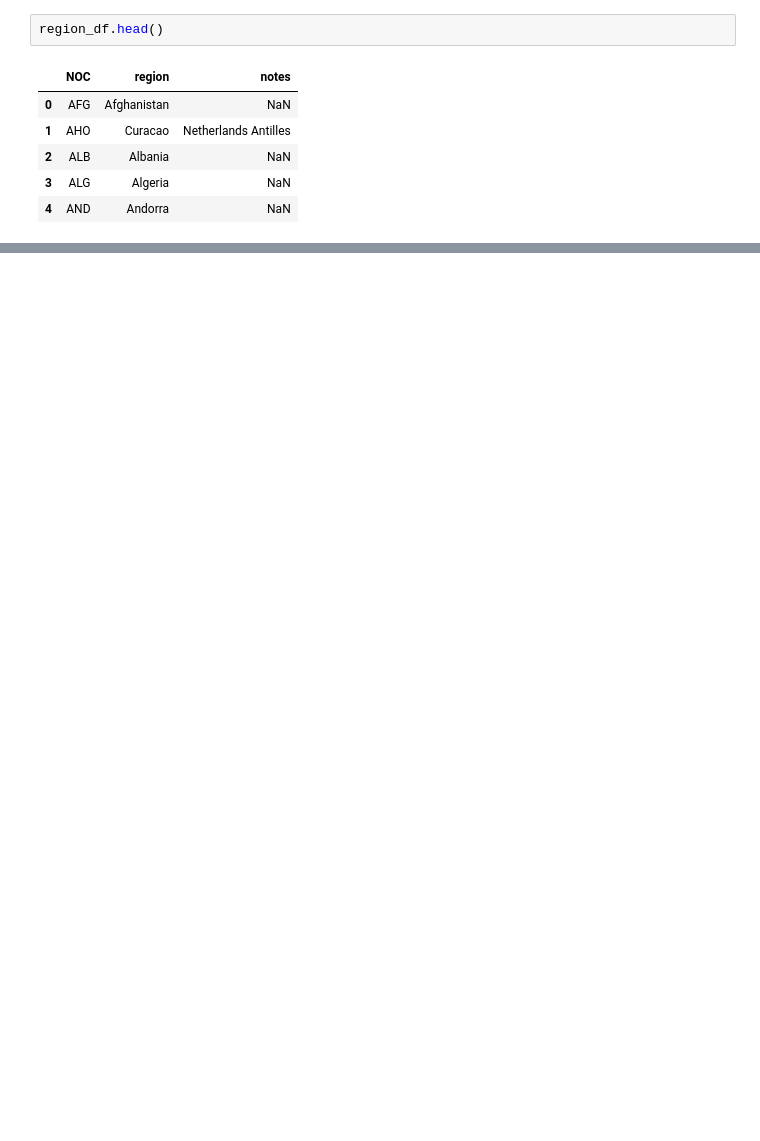
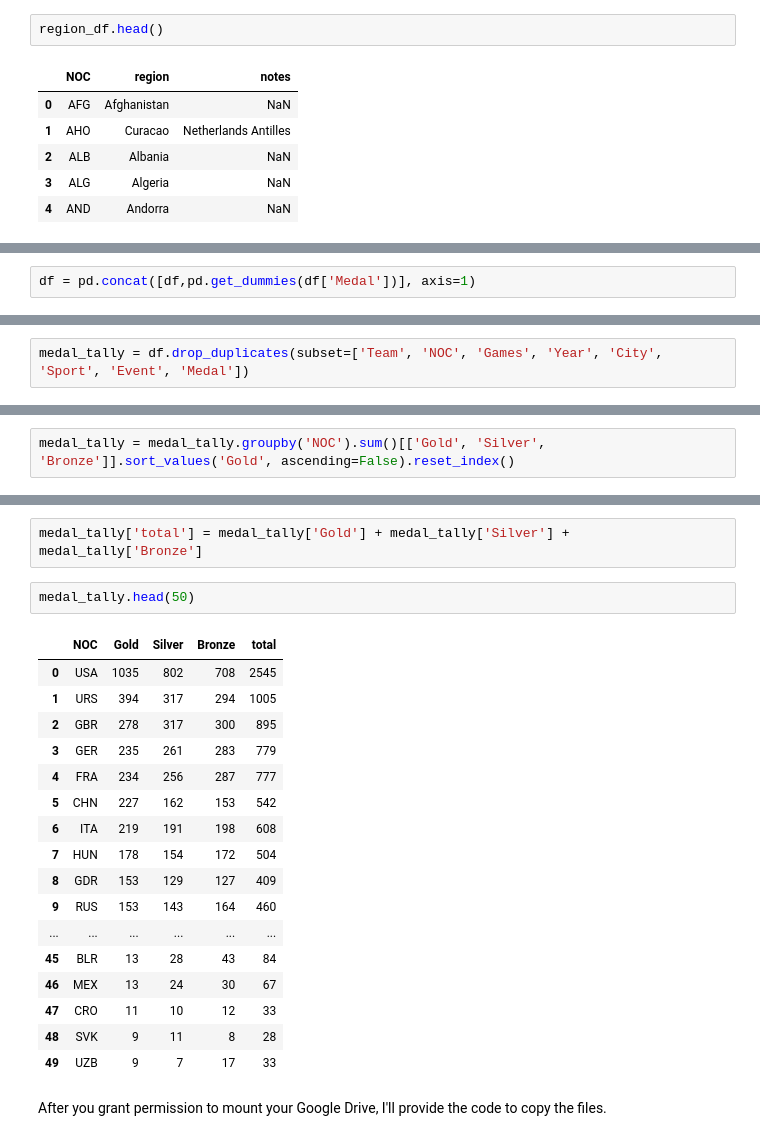
Before and after one commit to rpatel0022/Olympics-DataAnalysis, a Jupyter notebook: OlympicDataAnalysis.ipynb, the cells around one changed output, grey strips where cells are left out. Cells and saved outputs as stored; diff of their text form; blank space fills up the shorter version.

Commit message:
Organizing the data according to country medals. It was counting same medal multiple time. For instance there are 11 players in a team it was counting 11 golds instead of one.

```diff
--- a/OlympicDataAnalysis.ipynb
+++ b/OlympicDataAnalysis.ipynb
@@ -41,0 +160,2 @@ region_df.head()
+# %%
+df = pd.concat([df,pd.get_dummies(df['Medal'])], axis=1)
@@ -41,0 +171,2 @@ region_df.head()
+# %%
+medal_tally = df.drop_duplicates(subset=['Team', 'NOC', 'Games', 'Year', 'City', 'Sport', 'Event', 'Medal'])
@@ -41,0 +182,2 @@ region_df.head()
+# %%
+medal_tally = medal_tally.groupby('NOC').sum()[['Gold', 'Silver', 'Bronze']].sort_values('Gold', ascending=False).reset_index()
@@ -41,0 +212,24 @@ region_df.head()
+# %%
+medal_tally['total'] = medal_tally['Gold'] + medal_tally['Silver'] + medal_tally['Bronze']
+# %%
+medal_tally.head(50)
+# %% [output]
+|  | NOC | Gold | Silver | Bronze | total |
+| 0 | USA | 1035 | 802 | 708 | 2545 |
+| 1 | URS | 394 | 317 | 294 | 1005 |
+| 2 | GBR | 278 | 317 | 300 | 895 |
+| 3 | GER | 235 | 261 | 283 | 779 |
+| 4 | FRA | 234 | 256 | 287 | 777 |
+| 5 | CHN | 227 | 162 | 153 | 542 |
+| 6 | ITA | 219 | 191 | 198 | 608 |
+| 7 | HUN | 178 | 154 | 172 | 504 |
+| 8 | GDR | 153 | 129 | 127 | 409 |
+| 9 | RUS | 153 | 143 | 164 | 460 |
+| ... | ... | ... | ... | ... | ... |
+| 45 | BLR | 13 | 28 | 43 | 84 |
+| 46 | MEX | 13 | 24 | 30 | 67 |
+| 47 | CRO | 11 | 10 | 12 | 33 |
+| 48 | SVK | 9 | 11 | 8 | 28 |
+| 49 | UZB | 9 | 7 | 17 | 33 |
+# %% [markdown]
+After you grant permission to mount your Google Drive, I'll provide the code to copy the files.
```
Also changed, not shown: parts of 20 cells of this notebook.
